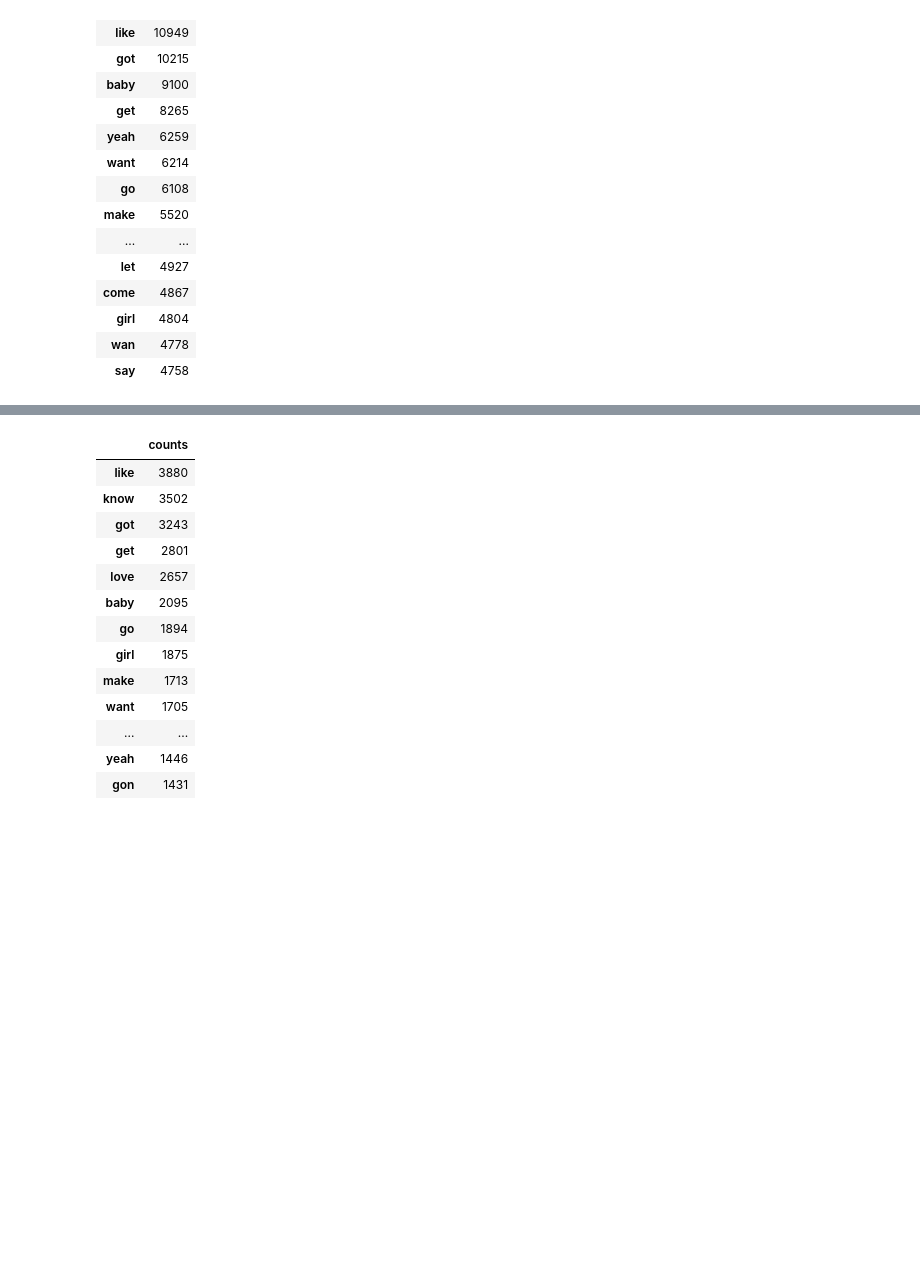
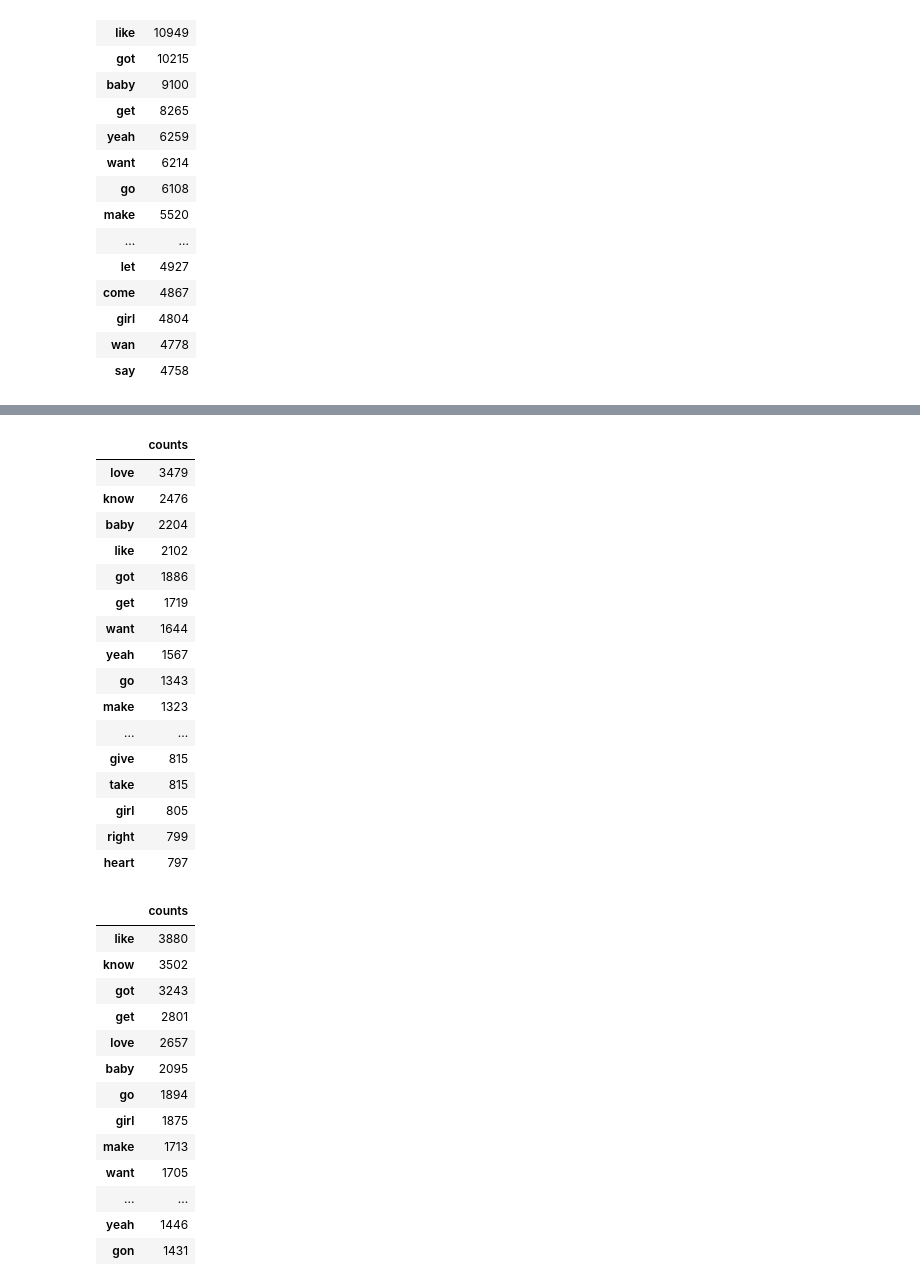
Before and after one commit to mbuck86/Capstone1, a Jupyter notebook: Data Story/Data Story Notebook.ipynb, the cells around one changed output, grey strips where cells are left out. Cells and saved outputs as stored; diff of their text form; code cells hidden in the pictures; blank space fills up the shorter version.

```diff
--- a/Data Story/Data Story Notebook.ipynb
+++ b/Data Story/Data Story Notebook.ipynb
@@ -206,3 +207,23 @@ eighties.head(20)
+# %%
+nineties.head(30)
+# %% [output]
+|  | counts |
+| love | 3479 |
+| know | 2476 |
+| baby | 2204 |
+| like | 2102 |
+| got | 1886 |
+| get | 1719 |
+| want | 1644 |
+| yeah | 1567 |
+| go | 1343 |
+| make | 1323 |
+| ... | ... |
+| give | 815 |
+| take | 815 |
+| girl | 805 |
+| right | 799 |
+| heart | 797 |
 # %%
 auts.head(20)
 # %% [output]
```
Also changed, not shown: parts of 8 cells of this notebook.
